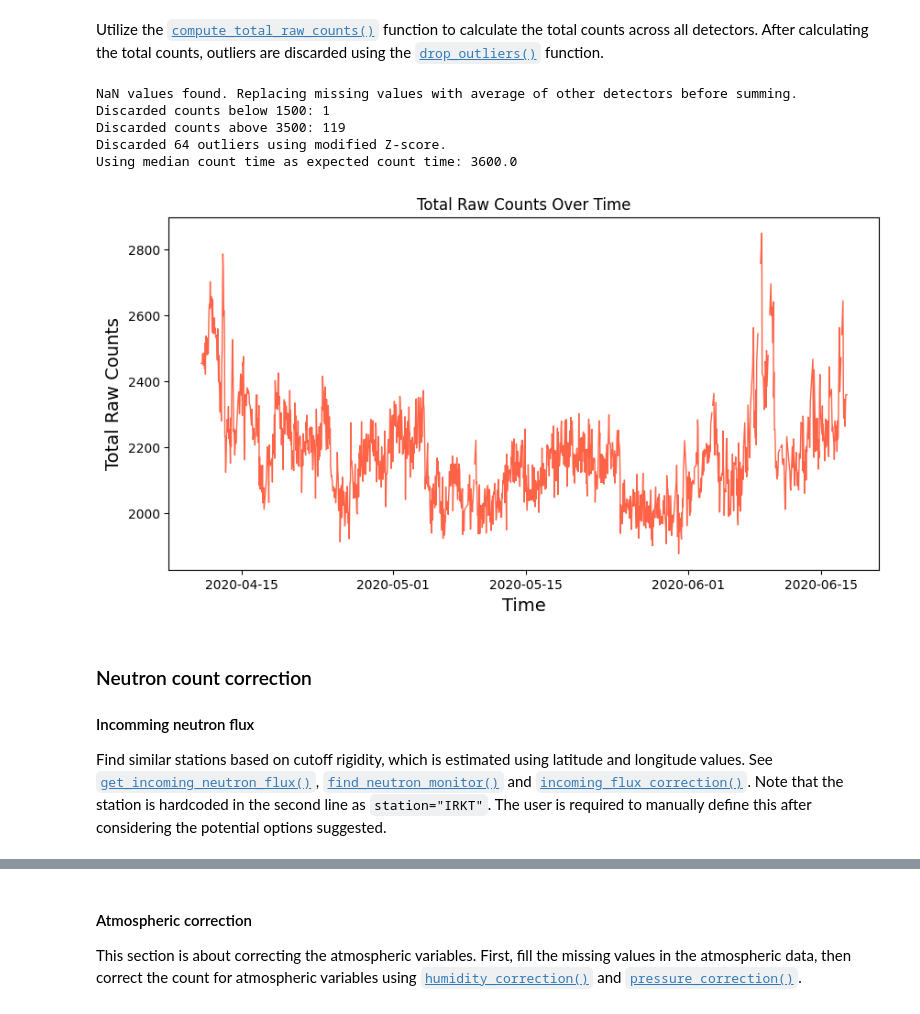
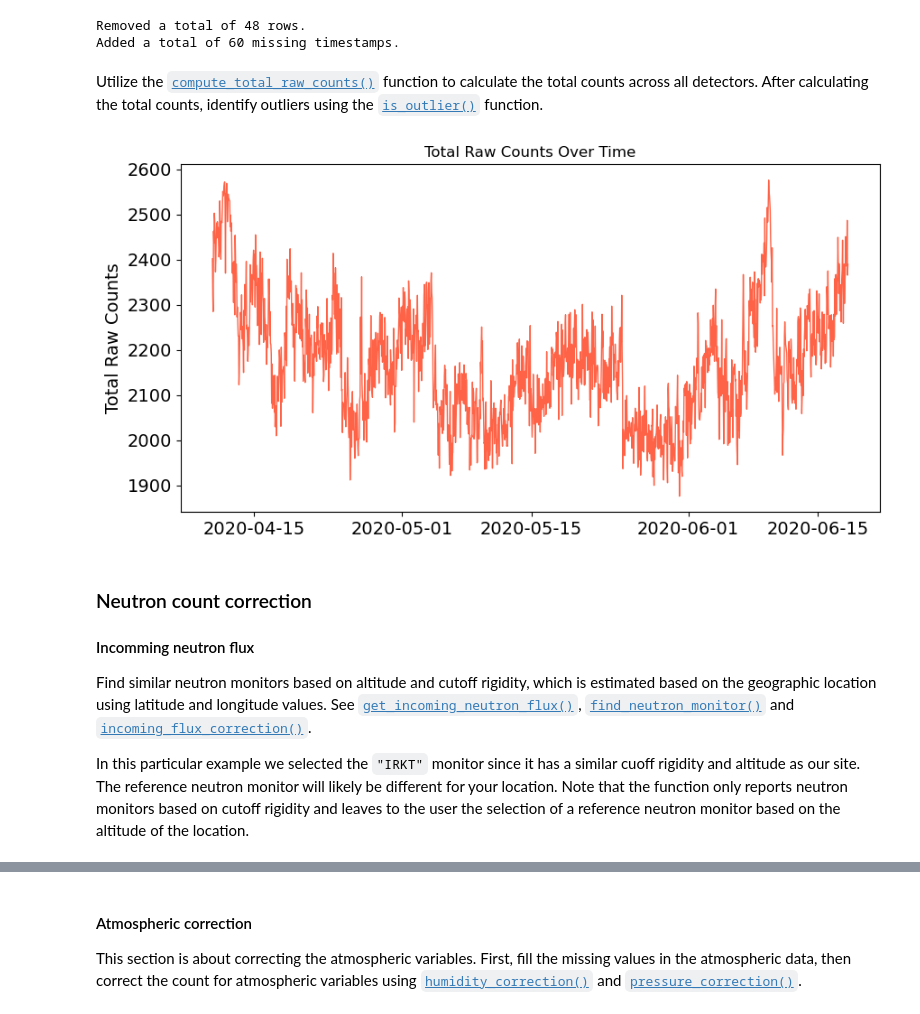
Before and after one commit to soilwater/crnpy, a Jupyter notebook: docs/examples/stationary/example_RDT_station.ipynb, the cells around one changed output, grey strips where cells are left out. Saved outputs shown, nothing was run; the diff lists cells and outputs as text; code cells hidden in the pictures.

```diff
--- a/docs/examples/stationary/example_RDT_station.ipynb
+++ b/docs/examples/stationary/example_RDT_station.ipynb
@@ -51,5 +34,0 @@ Normalize the counts to counts per hour using the [`adjust_temporal_counts()`](.
-# %%
-# Normalize counts to counts/h
-df[['counts_1_Tot','counts_2_Tot','counts_3_Tot']] = crnpy.adjust_temporal_counts(df[['counts_1_Tot','counts_2_Tot','counts_3_Tot']], nominal_integration_time=3600, actual_integration_time=df['integration_time'])
-
-df[['counts_1_Tot','counts_2_Tot','counts_3_Tot']].head()
@@ -63,40 +35,52 @@ df[['counts_1_Tot','counts_2_Tot','counts_3_Tot']].head()
+# %%
+# Remove rows with incomplete intervals
+df = crnpy.remove_incomplete_intervals(df, timestamp_col='timestamp', integration_time=3600, remove_first=True)
+
+# Fill missing timestamps to create a conplete record
+df = crnpy.fill_missing_timestamps(df, timestamp_col='timestamp', freq='H', round_timestamp=True)
+# %% [output]
+Removed a total of 48 rows.
+Added a total of 60 missing timestamps.
 # %% [markdown]
-Utilize the [`compute_total_raw_counts()`](../../../reference/#crnpy.crnpy.compute_total_raw_counts) function to calculate the total counts across all detectors. After calculating the total counts, outliers are discarded using the [`drop_outliers()`](../../../reference/#crnpy.crnpy.drop_outliers) function.
+Utilize the [`compute_total_raw_counts()`](../../../reference/#crnpy.crnpy.compute_total_raw_counts) function to calculate the total counts across all detectors. After calculating the total counts, identify outliers using the [`is_outlier()`](../../../reference/#crnpy.crnpy.drop_outliers) function.
 # %%
-# Compute total cunts
-df['total_raw_counts'] = crnpy.compute_total_raw_counts(df[['counts_1_Tot','counts_2_Tot','counts_3_Tot']], nan_strategy='average')
+# Flag and fill outliers
+cols_counts = ['counts_1_Tot','counts_2_Tot','counts_3_Tot']
+for col in cols_counts:
 
-# Drop outliers
-df['total_raw_counts'] = crnpy.drop_outliers(df['total_raw_counts'], min_counts=1500, max_counts=3500, window = 11)
+    # Find outliers
+    idx_outliers = crnpy.is_outlier(df[col], method='scaled_mad', min_val=500, max_val=2000)
+    df.loc[idx_outliers,col] = np.nan
 
-# Fill outlier counts
-df['total_raw_counts'] = crnpy.fill_counts(df['total_raw_counts'], actual_integration_time=df['integration_time'])
+    # Fill missing values with linear interpolation and round to nearest integer
+    df[col] = df[col].interpolate(method='linear', limit=3, limit_direction='both').round()
-# %% [output]
-NaN values found. Replacing missing values with average of other detectors before summing.
-Discarded counts below 1500: 1
-Discarded counts above 3500: 119
-Discarded 64 outliers using modified Z-score.
-Using median count time as expected count time: 3600.0
+# %%
+# Compute total cunts
+df['total_raw_counts'] = crnpy.compute_total_raw_counts(df[cols_counts], nan_strategy='average')
 # %%
 # Plot total counts
 # Create a new figure and plot the data
 fig, ax = plt.subplots(figsize=(10, 5))  # Set the figure size
 ax.plot(df['timestamp'], df['total_raw_counts'], color='tomato', linewidth=1.0)
 
 # Set the labels for the x-axis and y-axis
-ax.set_xlabel("Time", fontsize=14)
 ax.set_ylabel("Total Raw Counts", fontsize=14)
 
 # Set the title of the plot
 ax.set_title('Total Raw Counts Over Time')
 
+# Adjust size of axes labels
+ax.tick_params(axis='both', which='major', labelsize=14)
+
 # Show the plot
 plt.show()
 # %% [output]
-[figure, old version]
+[figure, new version]
 # %% [markdown]
 ### Neutron count correction
 
 #### Incomming neutron flux
 
-Find similar stations based on cutoff rigidity, which is estimated using latitude and longitude values. See [`get_incoming_neutron_flux()`](../../../reference/#crnpy.crnpy.get_incoming_neutron_flux), [`find_neutron_monitor()`](../../../reference/#crnpy.crnpy.find_neutron_monitor) and [`incoming_flux_correction()`](../../../reference/#crnpy.crnpy.incoming_flux_correction). Note that the station is hardcoded in the second line as `station="IRKT"`. The user is required to manually define this after considering the potential options suggested.
+Find similar neutron monitors based on altitude and cutoff rigidity, which is estimated based on the geographic location using latitude and longitude values. See [`get_incoming_neutron_flux()`](../../../reference/#crnpy.crnpy.get_incoming_neutron_flux), [`find_neutron_monitor()`](../../../reference/#crnpy.crnpy.find_neutron_monitor) and [`incoming_flux_correction()`](../../../reference/#crnpy.crnpy.incoming_flux_correction).
+
+In this particular example we selected the `"IRKT"` monitor since it has a similar cuoff rigidity and altitude as our site. The reference neutron monitor will likely be different for your location. Note that the function only reports neutron monitors based on cutoff rigidity and leaves to the user the selection of a reference neutron monitor based on the altitude of the location.
```
Also changed, not shown: parts of 14 cells of this notebook, 4 other files.
